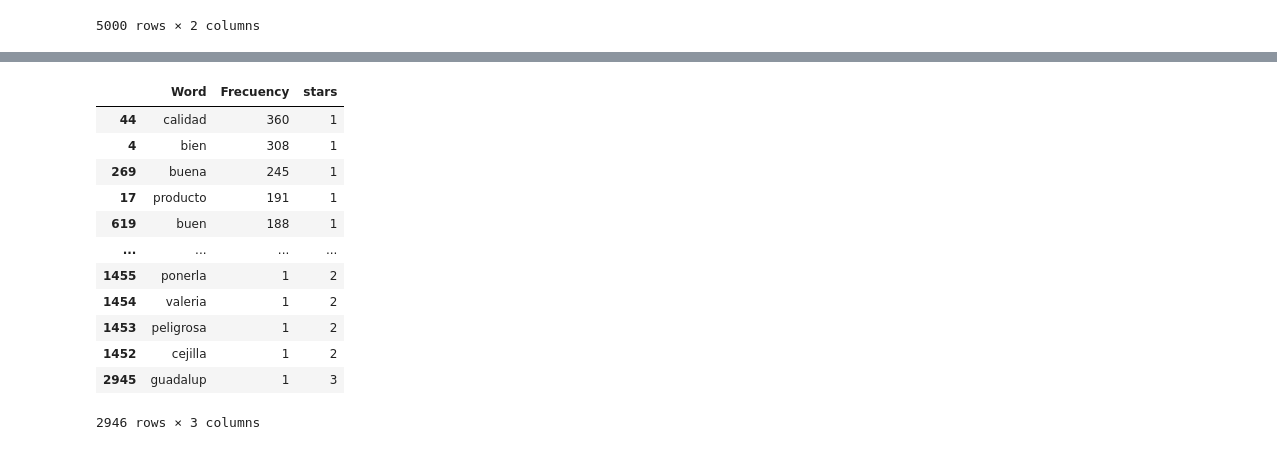
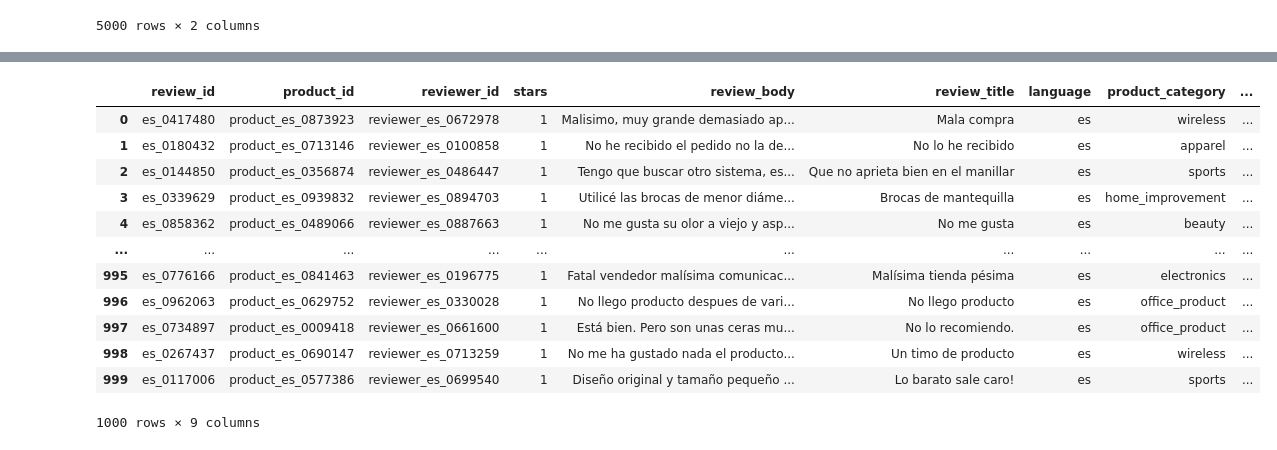
Before and after one commit to ldotto46/02.Proj_Amazon-NLP, a Jupyter notebook: DS_Proyecto_03_NLP.ipynb, the cells around one changed output, grey strips where cells are left out. Drawn from its saved outputs; the diff is of its cells as text; code cells hidden in the pictures.

```diff
--- a/DS_Proyecto_03_NLP.ipynb
+++ b/DS_Proyecto_03_NLP.ipynb
@@ -489,17 +474,17 @@ lista_chica_freq.head(50)
-# %%
-lista_chica_freq["stars"] = lista_chica["stars"]
-lista_chica_freq
-# %% [output]
-|  | Word | Frecuency | stars |
-| 44 | calidad | 360 | 1 |
-| 4 | bien | 308 | 1 |
-| 269 | buena | 245 | 1 |
-| 17 | producto | 191 | 1 |
-| 619 | buen | 188 | 1 |
-| ... | ... | ... | ... |
-| 1455 | ponerla | 1 | 2 |
-| 1454 | valeria | 1 | 2 |
-| 1453 | peligrosa | 1 | 2 |
-| 1452 | cejilla | 1 | 2 |
-| 2945 | guadalup | 1 | 3 |
-2946 rows × 3 columns
+# %%
+dataset_stars_1= dataset[dataset.stars==1]
+dataset_stars_1
+# %% [output]
+|  | review_id | product_id | reviewer_id | stars | review_body | review_title | language | product_category | ... |
+| 0 | es_0417480 | product_es_0873923 | reviewer_es_0672978 | 1 | Malisimo, muy grande demasiado ap... | Mala compra | es | wireless | ... |
+| 1 | es_0180432 | product_es_0713146 | reviewer_es_0100858 | 1 | No he recibido el pedido no la de... | No lo he recibido | es | apparel | ... |
+| 2 | es_0144850 | product_es_0356874 | reviewer_es_0486447 | 1 | Tengo que buscar otro sistema, es... | Que no aprieta bien en el manillar | es | sports | ... |
+| 3 | es_0339629 | product_es_0939832 | reviewer_es_0894703 | 1 | Utilicé las brocas de menor diáme... | Brocas de mantequilla | es | home_improvement | ... |
+| 4 | es_0858362 | product_es_0489066 | reviewer_es_0887663 | 1 | No me gusta su olor a viejo y asp... | No me gusta | es | beauty | ... |
+| ... | ... | ... | ... | ... | ... | ... | ... | ... | ... |
+| 995 | es_0776166 | product_es_0841463 | reviewer_es_0196775 | 1 | Fatal vendedor malísima comunicac... | Malísima tienda pésima | es | electronics | ... |
+| 996 | es_0962063 | product_es_0629752 | reviewer_es_0330028 | 1 | No llego producto despues de vari... | No llego producto | es | office_product | ... |
+| 997 | es_0734897 | product_es_0009418 | reviewer_es_0661600 | 1 | Está bien. Pero son unas ceras mu... | No lo recomiendo. | es | office_product | ... |
+| 998 | es_0267437 | product_es_0690147 | reviewer_es_0713259 | 1 | No me ha gustado nada el producto... | Un timo de producto | es | wireless | ... |
+| 999 | es_0117006 | product_es_0577386 | reviewer_es_0699540 | 1 | Diseño original y tamaño pequeño ... | Lo barato sale caro! | es | sports | ... |
+1000 rows × 9 columns
```
Also changed, not shown: parts of 9 cells of this notebook.
